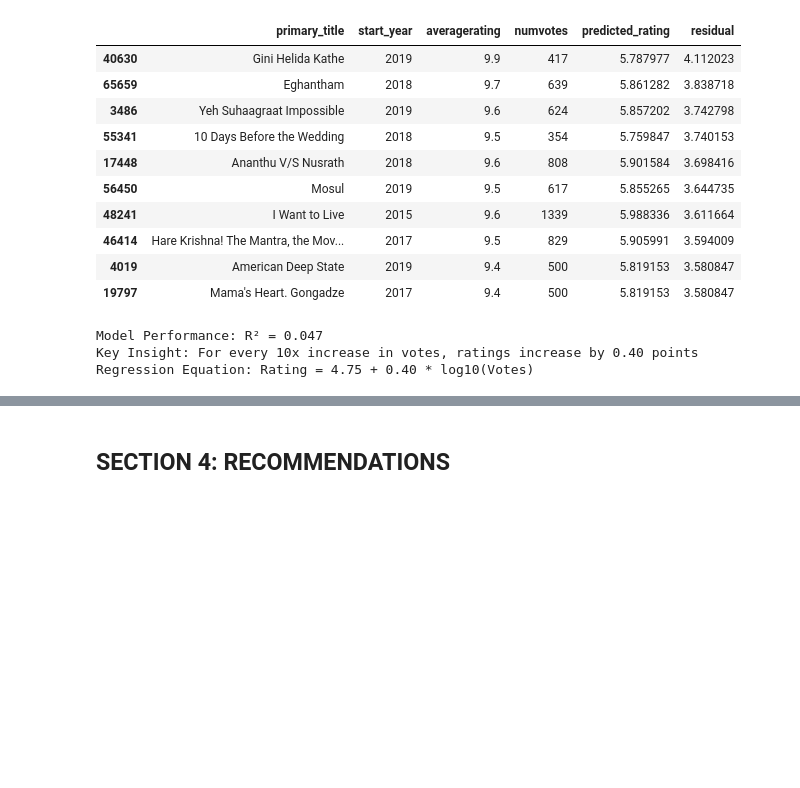
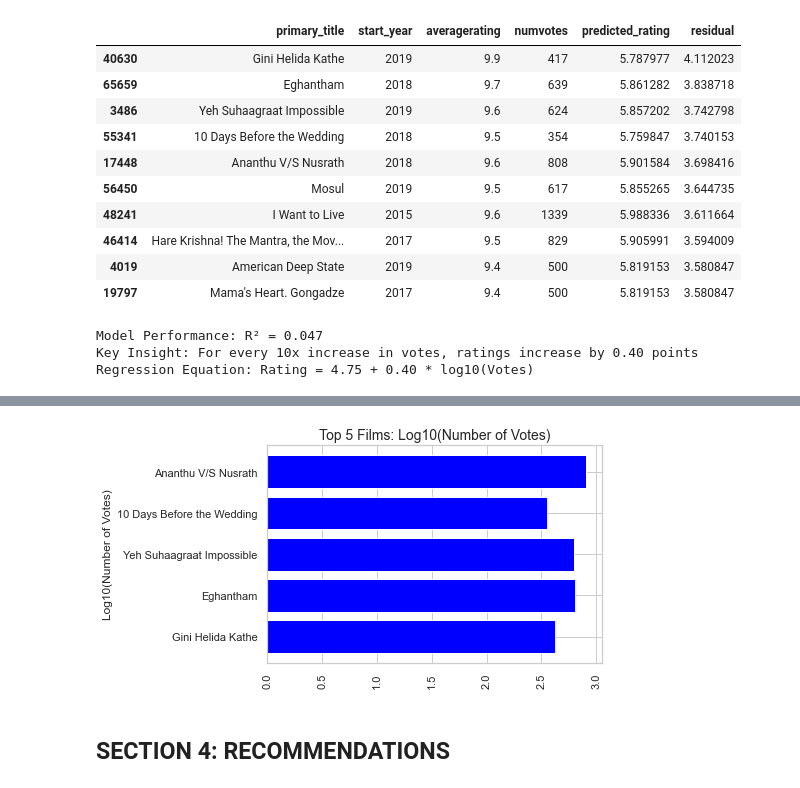
Before and after one commit to KweyuV/dsc-phase-2-project-group4, a Jupyter notebook: workbook_1.ipynb, the cells around one changed output, grey strips where cells are left out. Cells and saved outputs as stored; diff of their text form; code cells hidden in the pictures; blank space fills up the shorter version.

```diff
--- a/workbook_1.ipynb
+++ b/workbook_1.ipynb
@@ -454,3 +507,12 @@ Regression Equation: Rating = 4.75 + 0.40 * log10(Votes)
+# %%
+# Create bar chart - using popular ratings as bar heights
+plt.barh(top_5['primary_title'], np.log10(top_5['numvotes']), color='blue')
+plt.title('Top 5 Films: Log10(Number of Votes)', fontsize=14)
+plt.ylabel('Log10(Number of Votes)')
+plt.xticks(rotation=90)
+plt.show();
+# %% [output]
+[figure, added]
 # %% [markdown]
 ## SECTION 4: RECOMMENDATIONS
 # %% [markdown]
```
Also changed, not shown: parts of 3 cells of this notebook.
